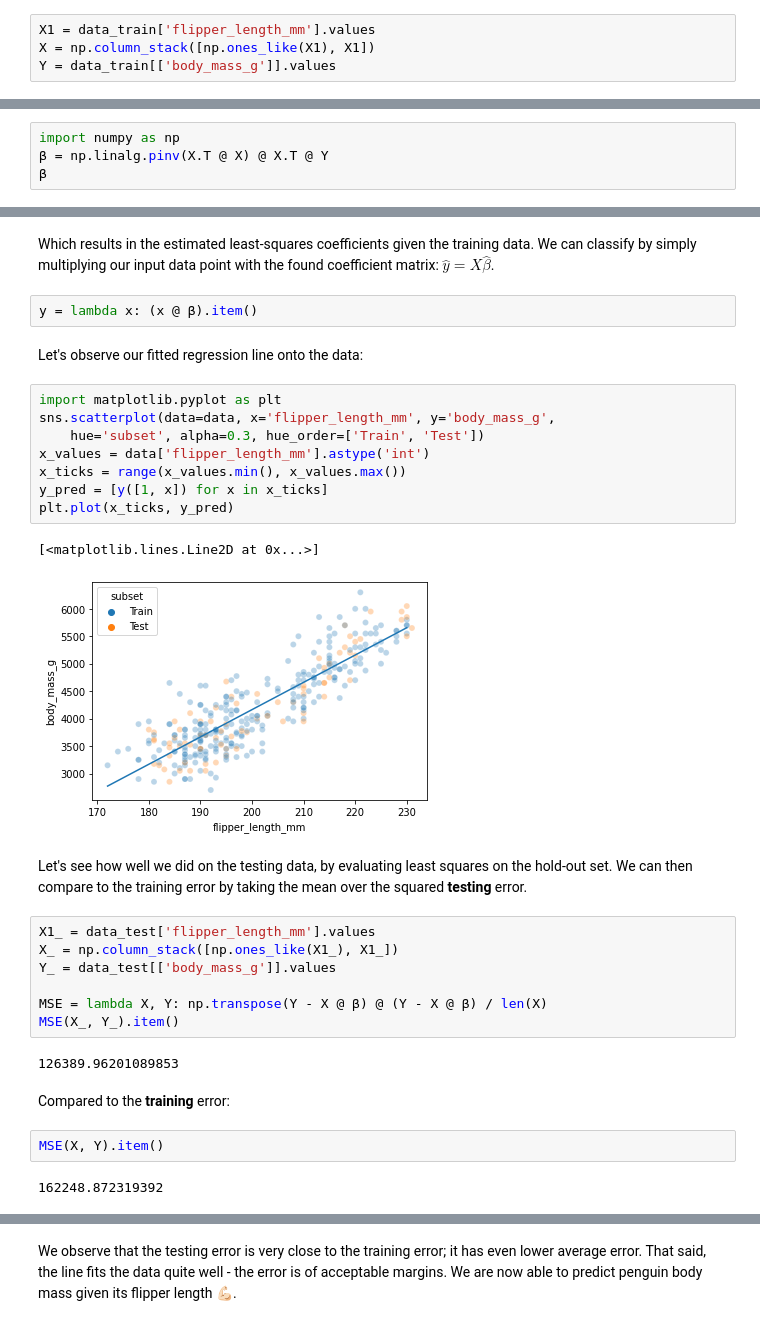
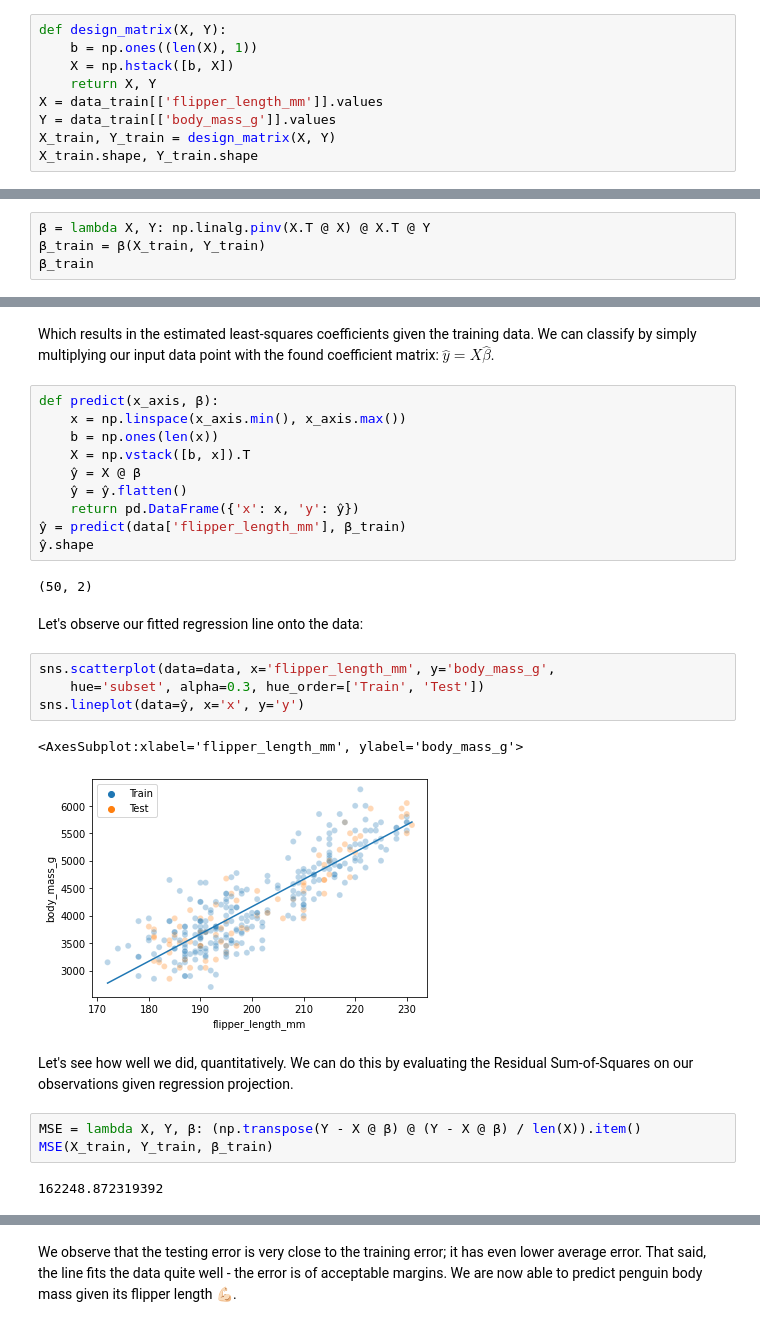
Before and after one commit to dunnkers/linear-regression-to-neural-networks, a Jupyter notebook: main.ipynb, the cells around one changed output, grey strips where cells are left out. Drawn from its saved outputs; the diff is of its cells as text.

```diff
--- a/main.ipynb
+++ b/main.ipynb
@@ -63,4 +65,9 @@ In which $X$ is our *design matrix*. The design matrix contains all explanatory
-# %%
-X1 = data_train['flipper_length_mm'].values
-X = np.column_stack([np.ones_like(X1), X1])
-Y = data_train[['body_mass_g']].values
+# %%
+def design_matrix(X, Y):
+    b = np.ones((len(X), 1))
+    X = np.hstack([b, X])
+    return X, Y
+X = data_train[['flipper_length_mm']].values
+Y = data_train[['body_mass_g']].values
+X_train, Y_train = design_matrix(X, Y)
+X_train.shape, Y_train.shape
@@ -71,43 +80,39 @@ Y = data_train[['body_mass_g']].values
 
 $\hat{\beta} = (X^T X)^{-1} X^T Y$
 # %%
-import numpy as np
-β = np.linalg.pinv(X.T @ X) @ X.T @ Y
-β
+β = lambda X, Y: np.linalg.pinv(X.T @ X) @ X.T @ Y
+β_train = β(X_train, Y_train)
+β_train
 # %% [output]
 array([[-5781.51310866],
        [   49.72704083]])
 # %% [markdown]
 Which results in the estimated least-squares coefficients given the training data. We can classify by simply multiplying our input data point with the found coefficient matrix: $\hat{y} = X \hat{\beta}$.
-# %%
-y = lambda x: (x @ β).item()
+# %%
+def predict(x_axis, β):
+    x = np.linspace(x_axis.min(), x_axis.max())
+    b = np.ones(len(x))
+    X = np.vstack([b, x]).T
+    ŷ = X @ β
+    ŷ = ŷ.flatten()
+    return pd.DataFrame({'x': x, 'y': ŷ})
+ŷ = predict(data['flipper_length_mm'], β_train)
+ŷ.shape
+# %% [output]
+(50, 2)
 # %% [markdown]
 Let's observe our fitted regression line onto the data:
 # %%
-import matplotlib.pyplot as plt
 sns.scatterplot(data=data, x='flipper_length_mm', y='body_mass_g',
     hue='subset', alpha=0.3, hue_order=['Train', 'Test'])
-x_values = data['flipper_length_mm'].astype('int')
-x_ticks = range(x_values.min(), x_values.max())
-y_pred = [y([1, x]) for x in x_ticks]
-plt.plot(x_ticks, y_pred)
+sns.lineplot(data=ŷ, x='x', y='y')
 # %% [output]
-[<matplotlib.lines.Line2D at 0x...>]
+<AxesSubplot:xlabel='flipper_length_mm', ylabel='body_mass_g'>
-[figure, old version]
+[figure, new version]
-# %% [markdown]
-Let's see how well we did on the testing data, by evaluating least squares on the hold-out set. We can then compare to the training error by taking the mean over the squared **testing** error.
+# %% [markdown]
+Let's see how well we did, quantitatively. We can do this by evaluating the Residual Sum-of-Squares on our observations given regression projection.
 # %%
-X1_ = data_test['flipper_length_mm'].values
-X_ = np.column_stack([np.ones_like(X1_), X1_])
-Y_ = data_test[['body_mass_g']].values
-
-MSE = lambda X, Y: np.transpose(Y - X @ β) @ (Y - X @ β) / len(X)
-MSE(X_, Y_).item()
+MSE = lambda X, Y, β: (np.transpose(Y - X @ β) @ (Y - X @ β) / len(X)).item()
+MSE(X_train, Y_train, β_train)
 # %% [output]
-126389.96201089853
+162248.872319392
-# %% [markdown]
-Compared to the **training** error:
-# %%
-MSE(X, Y).item()
-# %% [output]
-162248.872319392
```
Also changed, not shown: parts of 22 cells of this notebook.
